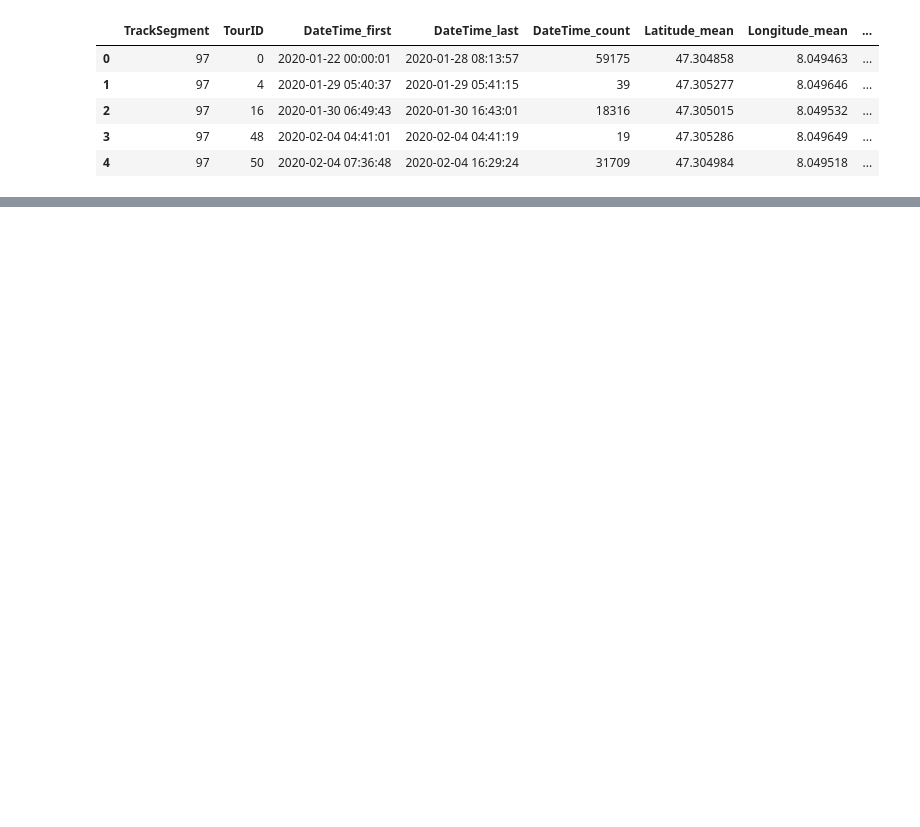
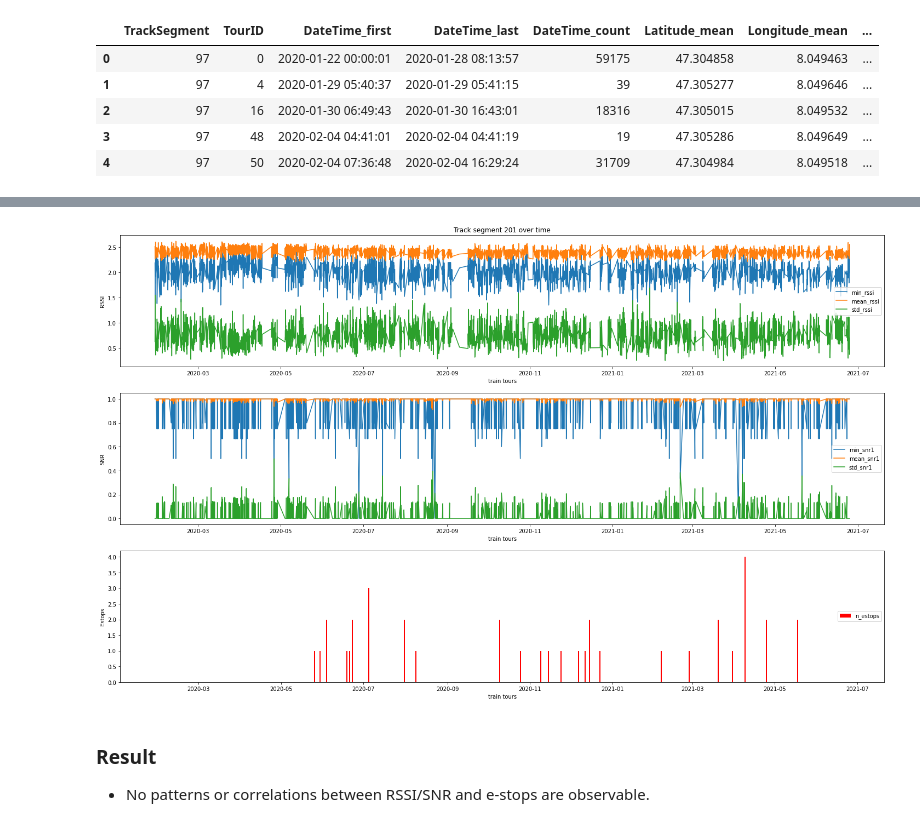
Before and after one commit to croidzen/hz21-sc, a Jupyter notebook: analytics.ipynb, the cells around one changed output, grey strips where cells are left out. Cells and saved outputs as stored; diff of their text form; code cells hidden in the pictures; blank space fills up the shorter version.

```diff
--- a/analytics.ipynb
+++ b/analytics.ipynb
@@ -298,0 +240,41 @@ Frontend
+# %%
+plt.rcParams['figure.figsize'] = [25, 15]
+SEGMENT_NO = 201
+segment_mask = df_segments['TrackSegment']==SEGMENT_NO
+
+fig, (ax1, ax2, ax3) = plt.subplots(3, 1)
+x = df_segments.loc[segment_mask, 'DateTime_first']
+
+min_rssi = df_segments.loc[segment_mask, 'A2_RSSI_min']
+ax1.plot(x, min_rssi, label='min_rssi')
+mean_rssi = df_segments.loc[segment_mask, 'A2_RSSI_mean']
+ax1.plot(x, mean_rssi, label='mean_rssi')
+std_rssi = df_segments.loc[segment_mask, 'A2_RSSI_std']
+ax1.plot(x, std_rssi * 5, label='std_rssi')
+ax1.set_title(f"Track segment {SEGMENT_NO} over time")
+ax1.set_xlabel('train tours')
+ax1.set_ylabel('RSSI')
+ax1.legend(loc='center right')
+
+min_snr1 = df_segments.loc[segment_mask, 'SNR1_min']
+ax2.plot(x, min_snr1, label='min_snr1')
+mean_snr1 = df_segments.loc[segment_mask, 'SNR1_mean']
+ax2.plot(x, mean_snr1, label='mean_snr1')
+std_snr1 = df_segments.loc[segment_mask, 'SNR1_std']
+ax2.plot(x, std_snr1 * 2, label='std_snr1')
+ax2.set_xlabel('train tours')
+ax2.set_ylabel('SNR')
+ax2.legend(loc='center right')
+
+n_estops = df_segments.loc[segment_mask, 'n_estops']
+ax3.bar(x, n_estops, color='r', label='n_estops')
+ax3.set_xlabel('train tours')
+ax3.set_ylabel('Estops')
+ax3.legend(loc='center right')
+
+plt.show()
+# %% [output]
+[figure, added]
+# %% [markdown]
+### Result
+- No patterns or correlations between RSSI/SNR and e-stops are observable.
```
Also changed, not shown: parts of 55 cells of this notebook.
